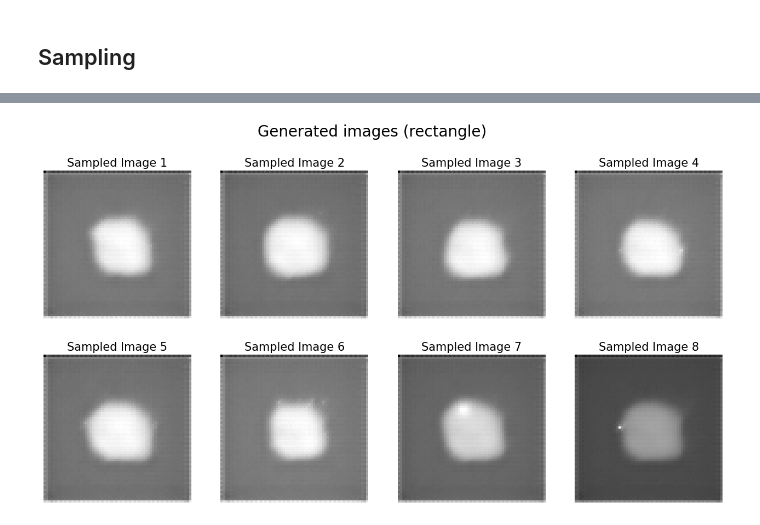
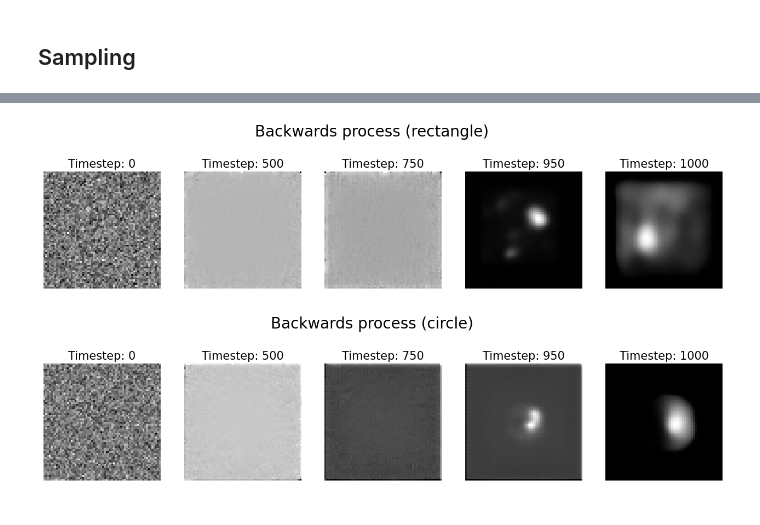
Before and after one commit to maruand/Basic-Diffusion-Model-Demo, a Jupyter notebook: diffusion_patterns.ipynb, the cells around one changed output, grey strips where cells are left out. Saved outputs shown, nothing was run; the diff lists cells and outputs as text; code cells hidden in the pictures.

```diff
--- a/diffusion_patterns.ipynb
+++ b/diffusion_patterns.ipynb
@@ -593,13 +665,27 @@ plt.show()
-# %%
-# Visualize the sampled images
-figure = plt.figure(figsize=(16, 8))
-figure.suptitle('Generated images (rectangle)',fontsize=20)
-figure.tight_layout()
-for i in range(8):
-    ax = figure.add_subplot(2, 4, i + 1)
-    ax.imshow(sampled_images_circle_t500[i, 0].cpu().numpy(), cmap='gray')
-    ax.axis('off')
-    ax.set_title(f'Sampled Image {i+1}', fontsize=15)
-plt.show()
-# %% [output]
-[figure, removed]
+# %%
+# Visualize the sampled images
+timesteps_list = [0, 500, 750, 950, 1000]
+figure = plt.figure(figsize=(16, 4))
+figure.suptitle('Backwards process (rectangle)',fontsize=20)
+figure.tight_layout()
+for i in range(5):
+    ax = figure.add_subplot(1, 5, i + 1)
+    ax.imshow(sample(diffusion, UNet_model_rectangle, shape=(1, 1, 64, 64), timesteps=timesteps_list[i], device=device)[0, 0].cpu().numpy(), cmap='gray')
+    ax.axis('off')
+    ax.set_title(f'Timestep: {timesteps_list[i]}', fontsize=15)
+plt.show()
+
+# Visualize the sampled images
+timesteps_list = [0, 500, 750, 950, 1000]
+figure = plt.figure(figsize=(16, 4))
+figure.suptitle('Backwards process (circle)',fontsize=20)
+figure.tight_layout()
+for i in range(5):
+    ax = figure.add_subplot(1, 5, i + 1)
+    ax.imshow(sample(diffusion, UNet_model_circle, shape=(1, 1, 64, 64), timesteps=timesteps_list[i], device=device)[0, 0].cpu().numpy(), cmap='gray')
+    ax.axis('off')
+    ax.set_title(f'Timestep: {timesteps_list[i]}', fontsize=15)
+plt.show()
+# %% [output]
+[figure, added]
+[figure, added]
```
Also changed, not shown: parts of 15 cells of this notebook.
